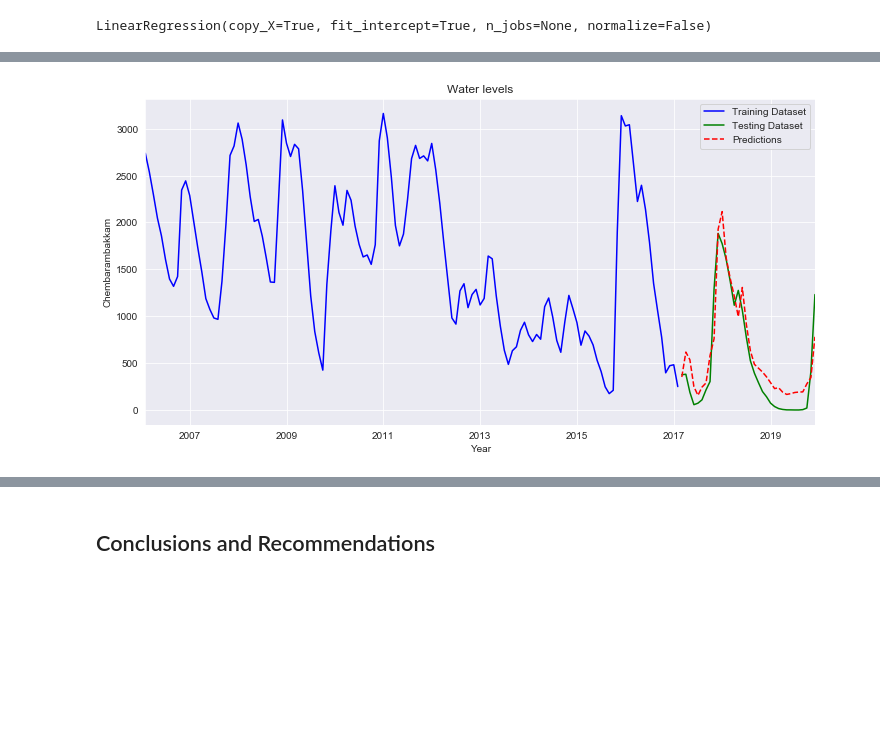
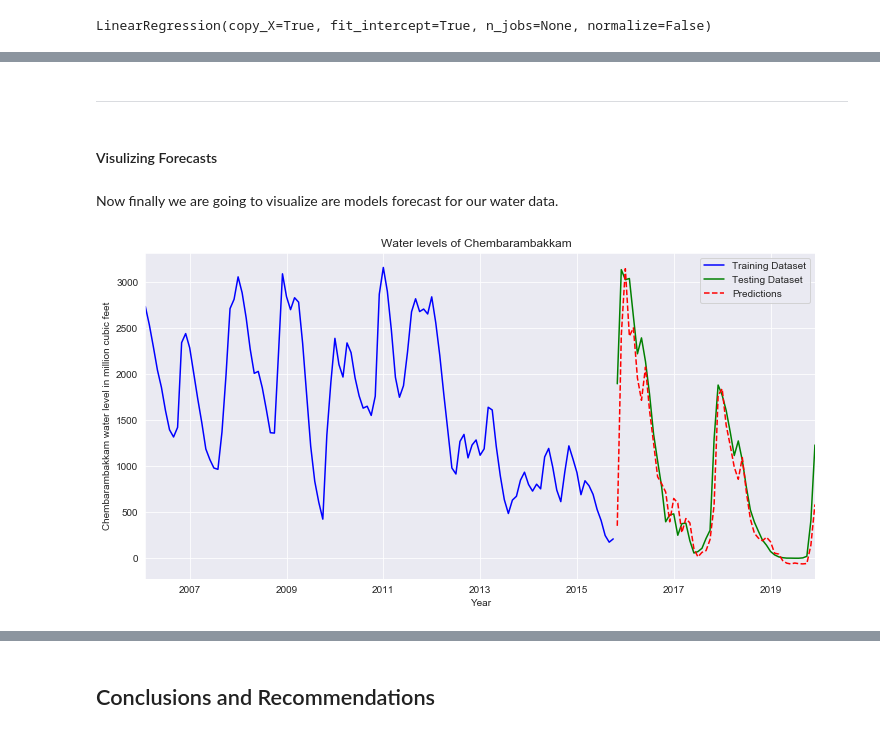
Before and after one commit to abrahamlewis4867/capstone_project, a Jupyter notebook: code/final_project.ipynb, the cells around one changed output, grey strips where cells are left out. Drawn from its saved outputs; the diff is of its cells as text; code cells hidden in the pictures; blank space fills up the shorter version.

```diff
--- a/code/final_project.ipynb
+++ b/code/final_project.ipynb
@@ -513,2 +758,2 @@ Seasonality does not have to explicitly refer to seasons of the year (and from a
 # %%
-dfm["time"] = range(len(df))
+df_m["time"] = range(len(df_m))
@@ -526,7 +776,7 @@ def multi_lag_appender(df, column, lags, inplace = False):
 # %%
-desired_lags = [1, 2, 10, 16, 23, 25]
-reserv_with_lags = multi_lag_appender(dfy, "Chembarambakkam_water_level", desired_lags)
-reserv_with_lags.head(14)
+desired_lags = [1, 2, 12, 16, 24, 25]
+reserv_with_lags_c = multi_lag_appender(df_m, "Chembarambakkam_water_level", desired_lags)
+reserv_with_lags_c.head(14)
 # %% [output]
 |  | Poondi_water_level | Poondi_rain | Cholavaram_water_level | Cholavaram_rain | Redhills_water_level | ... |
 | Date |  |  |  |  |  | ... |
@@ -551,3 +822,3 @@ reserv_with_lags.head(14)
 # %%
-reserv_with_lags.dropna(inplace= True)
+reserv_with_lags_c.dropna(inplace= True)
 # %%
@@ -597,9 +950,9 @@ lr.score(X_test, y_test)
 # %%
-X = reserv_with_lags.drop(columns=cols[1:])
+X = reserv_with_lags_c.drop(columns=cols[1:])
 
 X = sm.add_constant(X) # MUST add constant for statsmodels
 
-y = reserv_with_lags["Chembarambakkam_water_level"]
+y = reserv_with_lags_c["Chembarambakkam_water_level"]
 
 # must NOT shuffle for time series
-X_train, X_test, y_train, y_test = train_test_split(X, y, test_size = .2, shuffle = False)
+X_train, X_test, y_train, y_test = train_test_split(X, y, test_size = .299, shuffle = False)
@@ -668,16 +1343,24 @@ r2_score(y_test, y_test_preds)
+# %% [markdown]
+---
+# %% [markdown]
+#### Visulizing Forecasts
+# %% [markdown]
+Now finally we are going to visualize are models forecast for our water data.
 # %%
+# From linear_time_series_SOLUTION
 # Get forecasts for testing set
 preds = fitted_ols.predict(X_test)
 
 plt.figure(figsize=(12,6))
-plt.title("Water levels")
+plt.title("Water levels of Chembarambakkam  ")
 
 # Plot time series predictions against actual values for ENTIRE dataset
 y_train.plot(style="b")
 y_test.plot(style="g")
 preds.plot(style="r--") # red with dash
 plt.xlabel("Year")
-plt.ylabel("Chembarambakkam")
-plt.legend(labels = ["Training Dataset", "Testing Dataset", "Predictions"]);
+plt.ylabel("Chembarambakkam water level in million cubic feet")
+plt.legend(labels = ["Training Dataset",
+                     "Testing Dataset", "Predictions"]);
 # %% [output]
-[figure, old version]
+[figure, new version]
```
Also changed, not shown: parts of 243 cells of this notebook, 2 other files.
